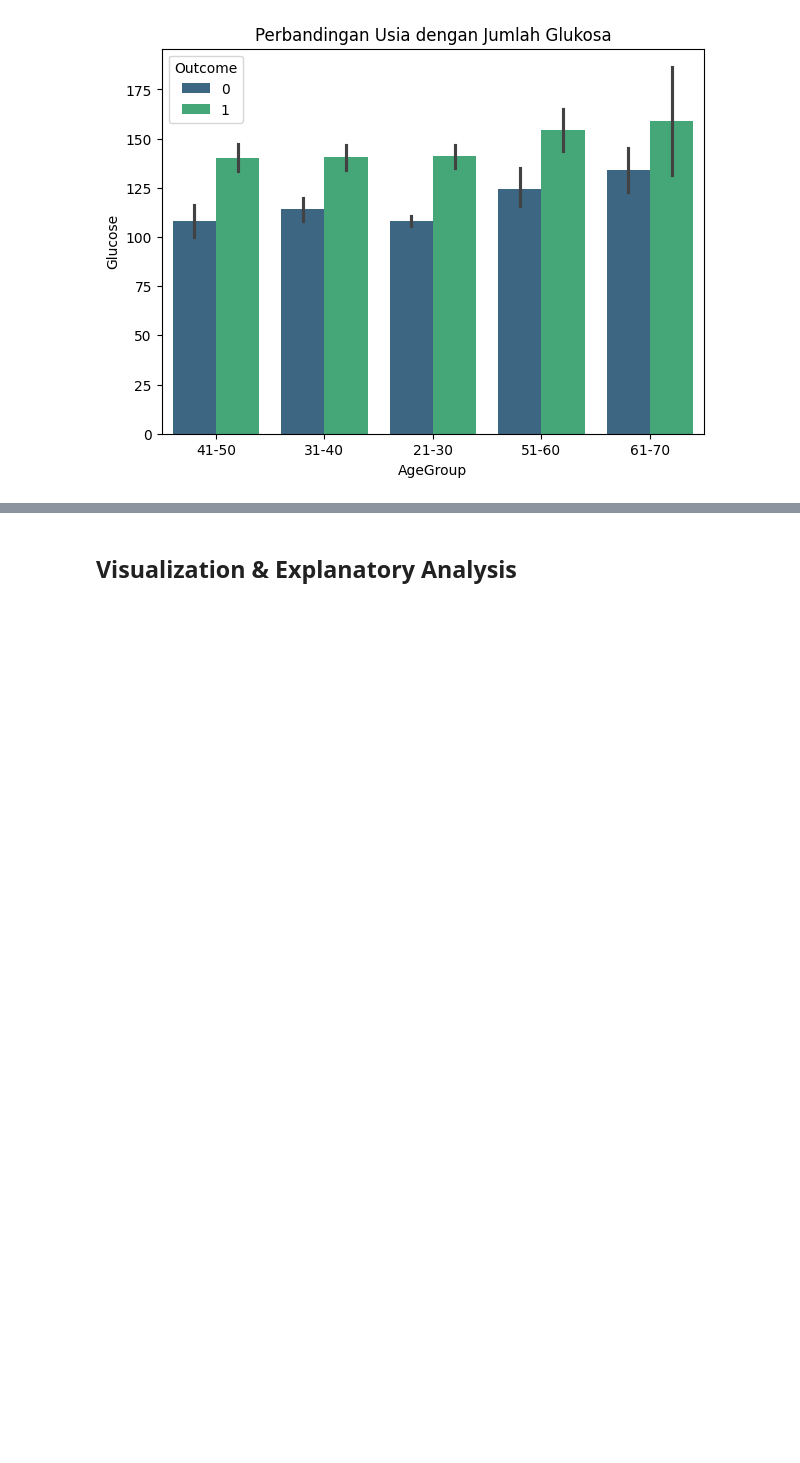
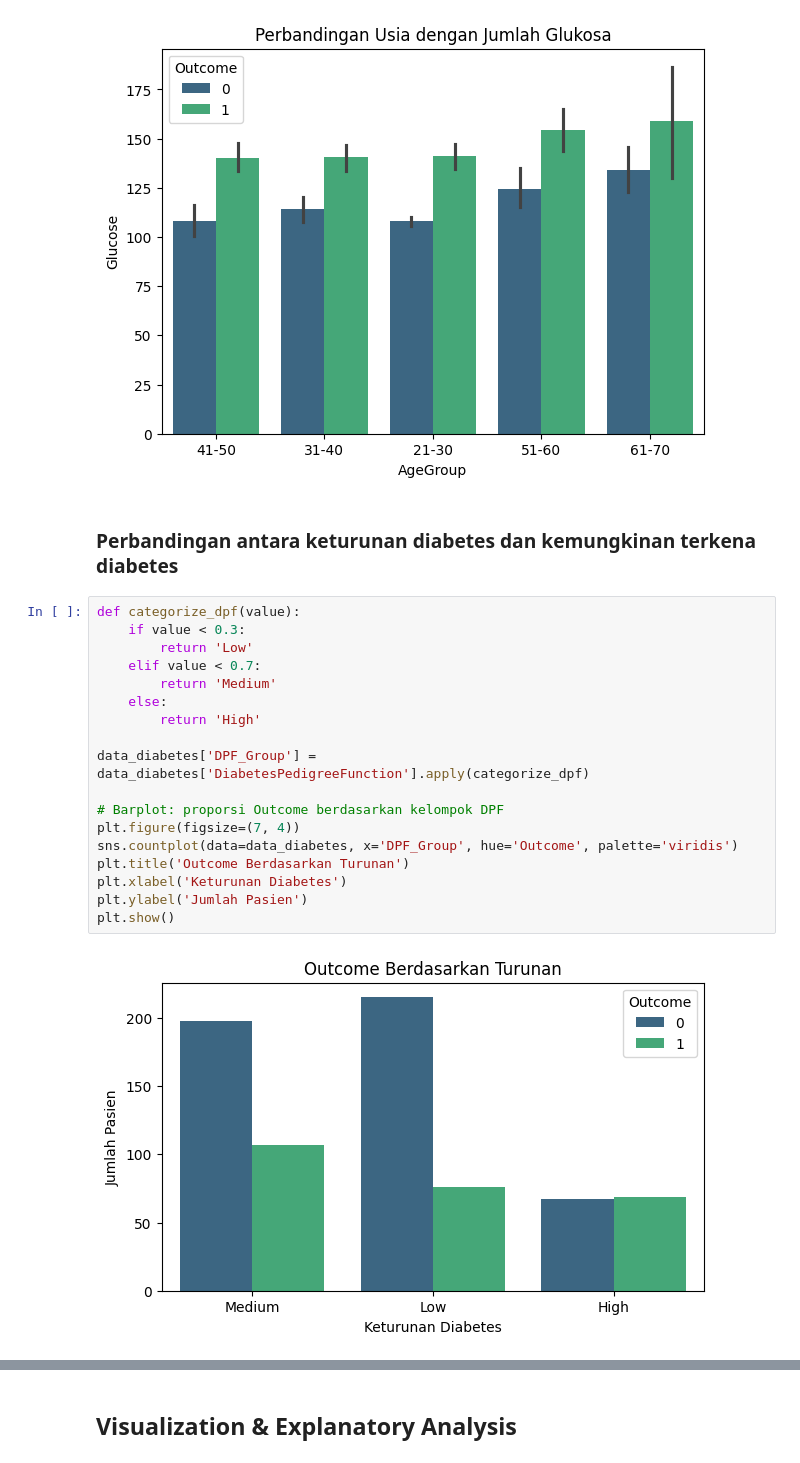
Before and after one commit to iniparhan/Diabetes_Analysis, a Jupyter notebook: notebook.ipynb, the cells around one changed output, grey strips where cells are left out. Saved outputs shown, nothing was run; the diff lists cells and outputs as text; blank space fills up the shorter version.

```diff
--- a/notebook.ipynb
+++ b/notebook.ipynb
@@ -372,3 +372,25 @@ sns.barplot(data=data_diabetes, x='AgeGroup', y='Glucose', hue='Outcome', palett
 plt.show()
 # %% [output]
 [figure]
+# %% [markdown]
+### Perbandingan antara keturunan diabetes dan kemungkinan terkena diabetes
+# %%
+def categorize_dpf(value):
+    if value < 0.3:
+        return 'Low'
+    elif value < 0.7:
+        return 'Medium'
+    else:
+        return 'High'
+
+data_diabetes['DPF_Group'] = data_diabetes['DiabetesPedigreeFunction'].apply(categorize_dpf)
+
+# Barplot: proporsi Outcome berdasarkan kelompok DPF
+plt.figure(figsize=(7, 4))
+sns.countplot(data=data_diabetes, x='DPF_Group', hue='Outcome', palette='viridis')
+plt.title('Outcome Berdasarkan Turunan')
+plt.xlabel('Keturunan Diabetes')
+plt.ylabel('Jumlah Pasien')
+plt.show()
+# %% [output]
+[figure, added]
```
Also changed, not shown: parts of 4 cells of this notebook.
